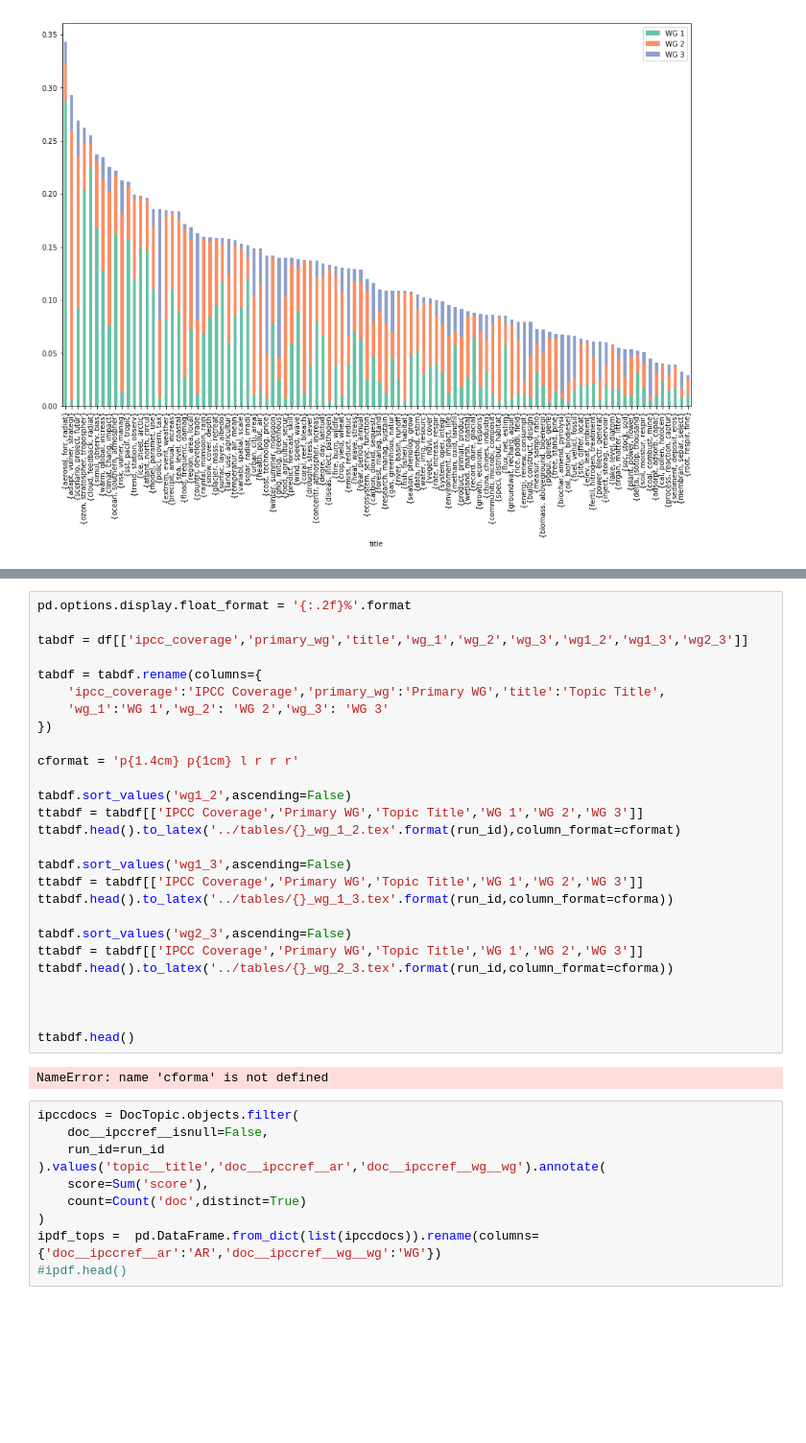
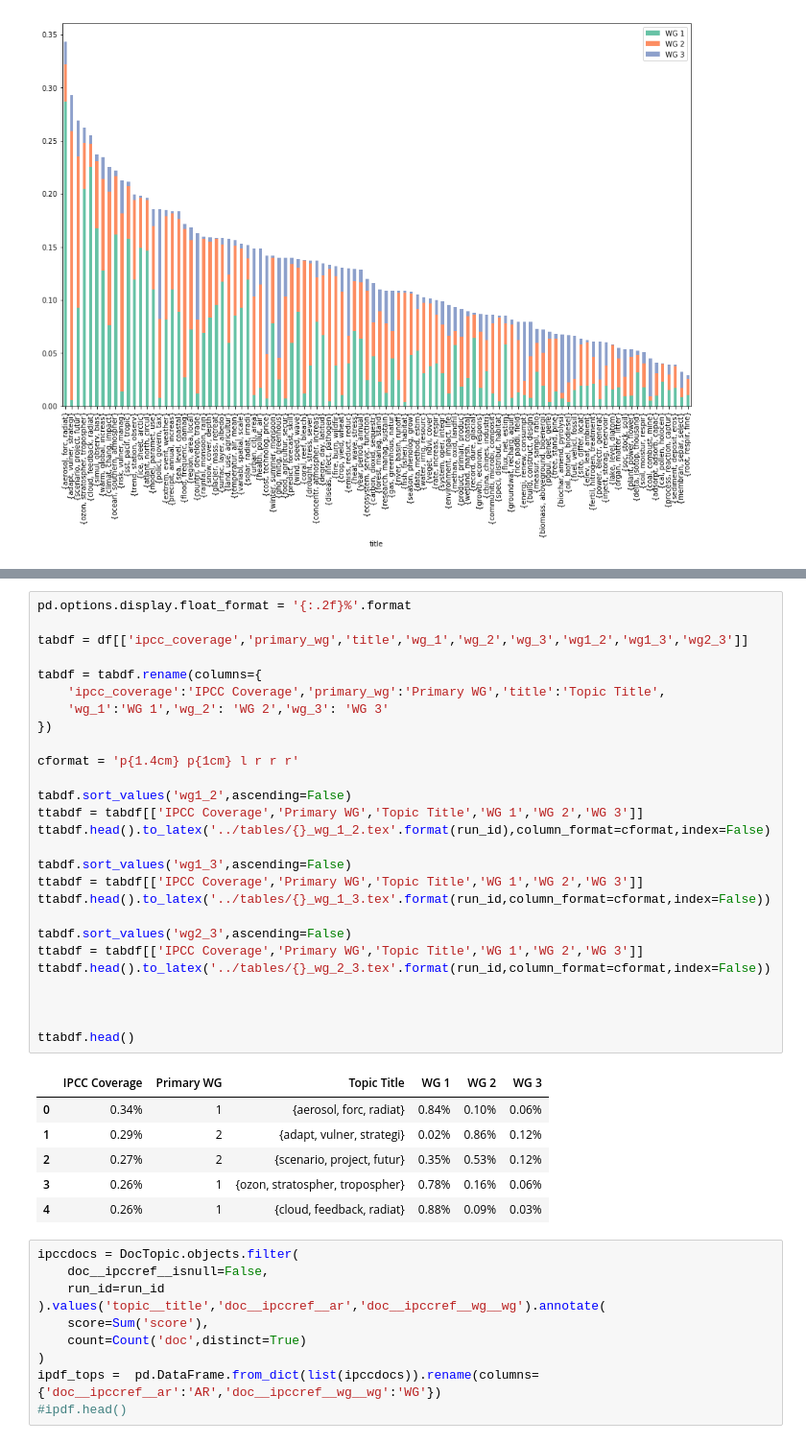
Before and after one commit to mcallaghan/cc-topography, a Jupyter notebook: code/IPCC_topics.ipynb, the cells around one changed output, grey strips where cells are left out. Shown: that part at 96% size. Drawn from its saved outputs; the diff is of its cells as text; blank space fills up the shorter version.

Commit message:
reformat columns

```diff
--- a/code/IPCC_topics.ipynb
+++ b/code/IPCC_topics.ipynb
@@ -250,32 +250,37 @@ df.sort_values('wg2_3',ascending=False).head()
 # %%
 pd.options.display.float_format = '{:.2f}%'.format
 
 tabdf = df[['ipcc_coverage','primary_wg','title','wg_1','wg_2','wg_3','wg1_2','wg1_3','wg2_3']]
 
 tabdf = tabdf.rename(columns={
     'ipcc_coverage':'IPCC Coverage','primary_wg':'Primary WG','title':'Topic Title',
     'wg_1':'WG 1','wg_2': 'WG 2','wg_3': 'WG 3'
 })
 
 cformat = 'p{1.4cm} p{1cm} l r r r'
 
 tabdf.sort_values('wg1_2',ascending=False)
 ttabdf = tabdf[['IPCC Coverage','Primary WG','Topic Title','WG 1','WG 2','WG 3']]
-ttabdf.head().to_latex('../tables/{}_wg_1_2.tex'.format(run_id),column_format=cformat)
+ttabdf.head().to_latex('../tables/{}_wg_1_2.tex'.format(run_id),column_format=cformat,index=False)
 
 tabdf.sort_values('wg1_3',ascending=False)
 ttabdf = tabdf[['IPCC Coverage','Primary WG','Topic Title','WG 1','WG 2','WG 3']]
-ttabdf.head().to_latex('../tables/{}_wg_1_3.tex'.format(run_id,column_format=cforma))
+ttabdf.head().to_latex('../tables/{}_wg_1_3.tex'.format(run_id,column_format=cformat,index=False))
 
 tabdf.sort_values('wg2_3',ascending=False)
 ttabdf = tabdf[['IPCC Coverage','Primary WG','Topic Title','WG 1','WG 2','WG 3']]
-ttabdf.head().to_latex('../tables/{}_wg_2_3.tex'.format(run_id,column_format=cforma))
+ttabdf.head().to_latex('../tables/{}_wg_2_3.tex'.format(run_id,column_format=cformat,index=False))
 
 
 
 ttabdf.head()
 # %% [output]
-NameError: name 'cforma' is not defined
+|  | IPCC Coverage | Primary WG | Topic Title | WG 1 | WG 2 | WG 3 |
+| 0 | 0.34% | 1 | {aerosol, forc, radiat} | 0.84% | 0.10% | 0.06% |
+| 1 | 0.29% | 2 | {adapt, vulner, strategi} | 0.02% | 0.86% | 0.12% |
+| 2 | 0.27% | 2 | {scenario, project, futur} | 0.35% | 0.53% | 0.12% |
+| 3 | 0.26% | 1 | {ozon, stratospher, tropospher} | 0.78% | 0.16% | 0.06% |
+| 4 | 0.26% | 1 | {cloud, feedback, radiat} | 0.88% | 0.09% | 0.03% |
 # %%
 ipccdocs = DocTopic.objects.filter(
     doc__ipccref__isnull=False,
```
Also changed, not shown: 2 other files.
